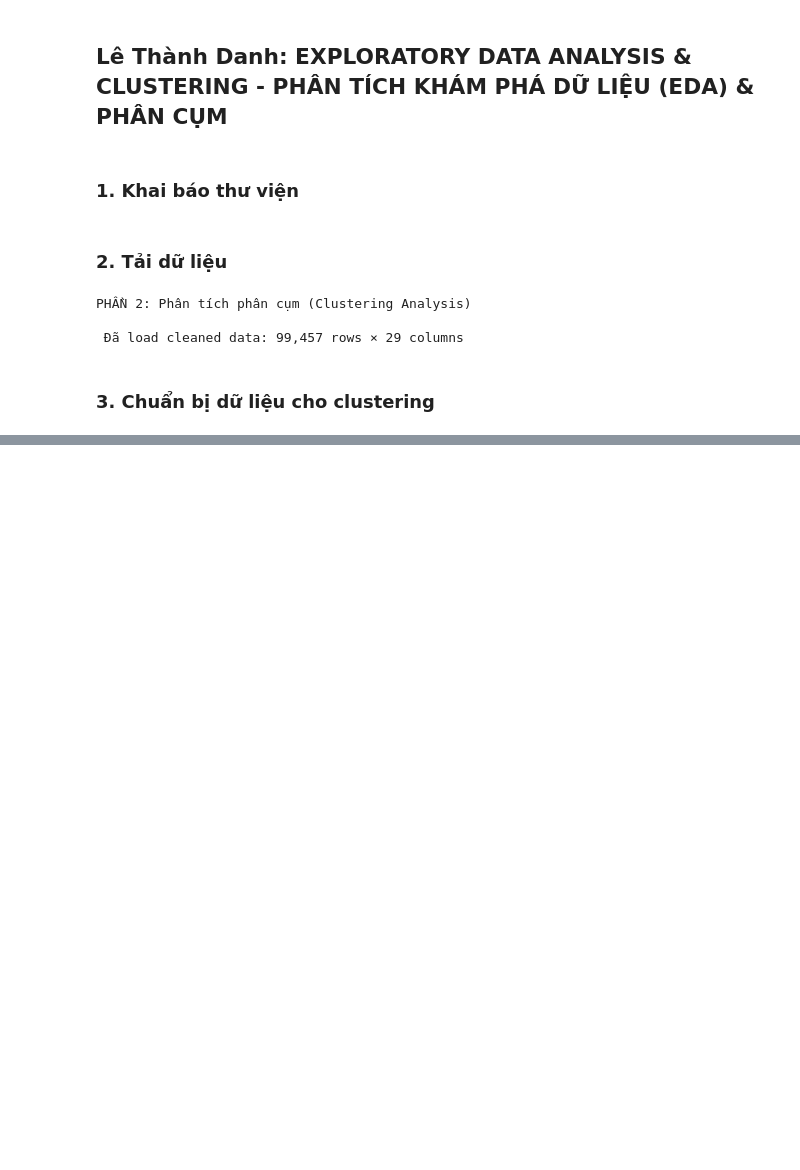
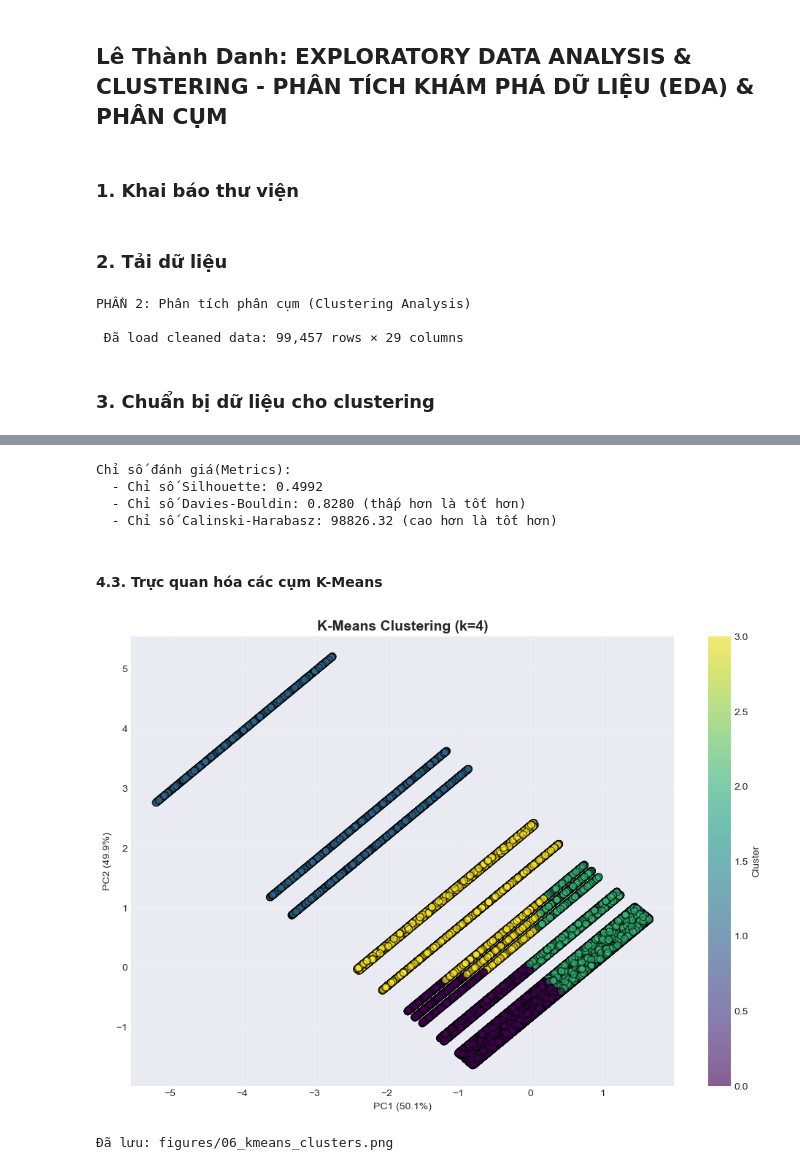
Before and after one commit to Satodayyy/KPDL.BaoCao, a Jupyter notebook: 02_eda_clustering/clustering_analysis.ipynb, the cells around one changed output, grey strips where cells are left out. Saved outputs shown, nothing was run; the diff lists cells and outputs as text; code cells hidden in the pictures; blank space fills up the shorter version.

```diff
--- a/02_eda_clustering/clustering_analysis.ipynb
+++ b/02_eda_clustering/clustering_analysis.ipynb
@@ -74,0 +134,43 @@ max    1.736267e+00        0.0  5.617872e+00
+# %%
+kmeans_final = KMeans(n_clusters=optimal_k, random_state=42, n_init=10)
+rfm_df['kmeans_cluster'] = kmeans_final.fit_predict(rfm_scaled)
+
+# Đánh giá
+silhouette_avg = silhouette_score(rfm_scaled, rfm_df['kmeans_cluster'])
+davies_bouldin = davies_bouldin_score(rfm_scaled, rfm_df['kmeans_cluster'])
+calinski_harabasz = calinski_harabasz_score(rfm_scaled, rfm_df['kmeans_cluster'])
+
+print(f"Chỉ số đánh giá(Metrics):")
+print(f"  - Chỉ số Silhouette: {silhouette_avg:.4f}")
+print(f"  - Chỉ số Davies-Bouldin: {davies_bouldin:.4f} (thấp hơn là tốt hơn)")
+print(f"  - Chỉ số Calinski-Harabasz: {calinski_harabasz:.2f} (cao hơn là tốt hơn)")
+# %% [output]
+Chỉ số đánh giá(Metrics):
+  - Chỉ số Silhouette: 0.4992
+  - Chỉ số Davies-Bouldin: 0.8280 (thấp hơn là tốt hơn)
+  - Chỉ số Calinski-Harabasz: 98826.32 (cao hơn là tốt hơn)
+# %% [markdown]
+#### 4.3. Trực quan hóa các cụm K-Means
+# %%
+# PCA to 2D
+pca = PCA(n_components=2)
+rfm_pca = pca.fit_transform(rfm_scaled)
+
+plt.figure(figsize=(12, 8))
+scatter = plt.scatter(rfm_pca[:, 0], rfm_pca[:, 1],
+                     c=rfm_df['kmeans_cluster'],
+                     cmap='viridis',
+                     alpha=0.6,
+                     edgecolors='black',
+                     s=50)
+plt.xlabel(f'PC1 ({pca.explained_variance_ratio_[0]*100:.1f}%)')
+plt.ylabel(f'PC2 ({pca.explained_variance_ratio_[1]*100:.1f}%)')
+plt.title(f'K-Means Clustering (k={optimal_k})', fontsize=14, fontweight='bold')
+plt.colorbar(scatter, label='Cluster')
+plt.grid(True, alpha=0.3)
+plt.savefig('figures/06_kmeans_clusters.png', dpi=300, bbox_inches='tight')
+plt.show()
+print("Đã lưu: figures/06_kmeans_clusters.png")
+# %% [output]
+[figure, added]
+Đã lưu: figures/06_kmeans_clusters.png
```
Also changed, not shown: parts of 5 cells of this notebook.
